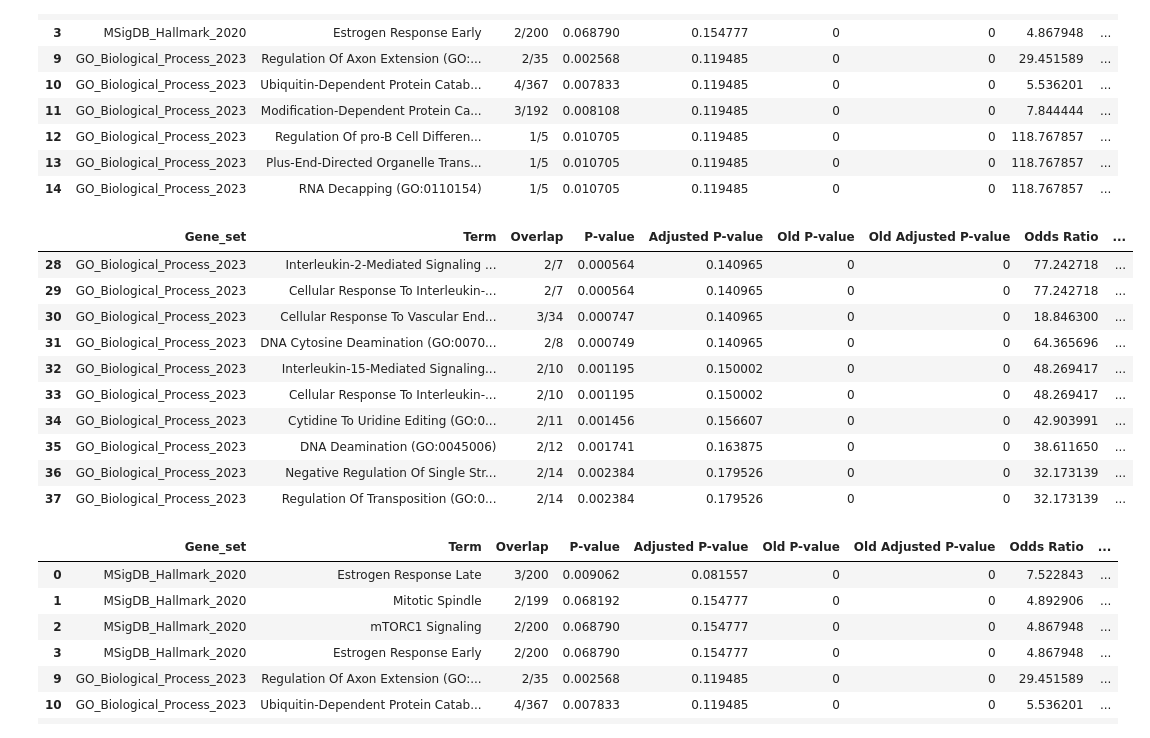
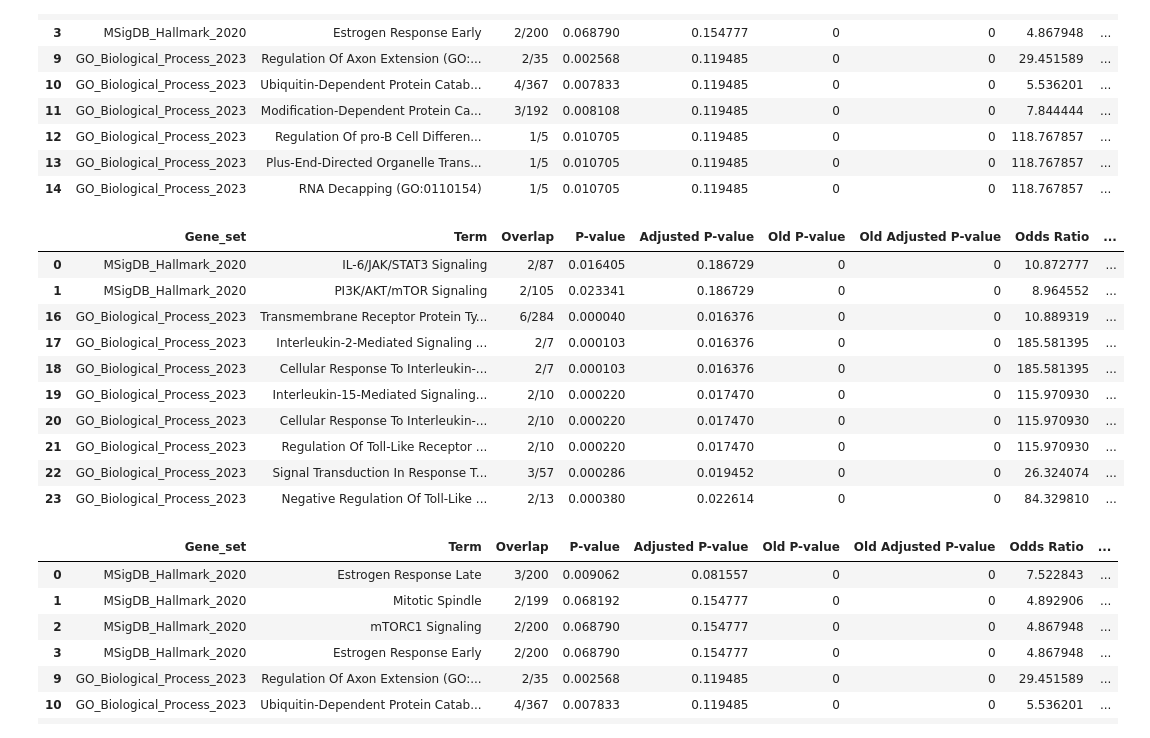
Before and after one commit to menchelab/Neuwirth_Malzl_et_al_2024, a Jupyter notebook: notebooks/cutandrun/evaluate_diffbind.ipynb, the cells around one changed output. Drawn from its saved outputs; the diff is of its cells as text; code cells hidden in the pictures.

```diff
--- a/notebooks/cutandrun/evaluate_diffbind.ipynb
+++ b/notebooks/cutandrun/evaluate_diffbind.ipynb
@@ -120,12 +120,12 @@ peaks_downregulated = peaks[peaks.log2FC < 0].close_gene.apply(
     lambda x: x.split(';')[1]
 ).to_list()
 # %%
-res = gp.enrichr(
+r = gp.enrichr(
     peaks_upregulated,
     gene_sets = ['MSigDB_Hallmark_2020', 'GO_Biological_Process_2023']
 )
-results = res.results
-results[results['Adjusted P-value'] < 0.2].head(10)
+r = r.results
+r[r['Adjusted P-value'] < 0.2].head(10)
 # %% [output]
 |  | Gene_set | Term | Overlap | P-value | Adjusted P-value | Old P-value | Old Adjusted P-value | Odds Ratio | ... |
 | 28 | GO_Biological_Process_2023 | Interleukin-2-Mediated Signaling ... | 2/7 | 0.000564 | 0.140965 | 0 | 0 | 77.242718 | ... |
@@ -139,12 +139,12 @@ results[results['Adjusted P-value'] < 0.2].head(10)
 | 36 | GO_Biological_Process_2023 | Negative Regulation Of Single Str... | 2/14 | 0.002384 | 0.179526 | 0 | 0 | 32.173139 | ... |
 | 37 | GO_Biological_Process_2023 | Regulation Of Transposition (GO:0... | 2/14 | 0.002384 | 0.179526 | 0 | 0 | 32.173139 | ... |
 # %%
-res = gp.enrichr(
+r = gp.enrichr(
     peaks_downregulated,
     gene_sets = ['MSigDB_Hallmark_2020', 'GO_Biological_Process_2023']
 )
-results = res.results
-results[results['Adjusted P-value'] < 0.2].head(10)
+r = r.results
+r[r['Adjusted P-value'] < 0.2].head(10)
 # %% [output]
 |  | Gene_set | Term | Overlap | P-value | Adjusted P-value | Old P-value | Old Adjusted P-value | Odds Ratio | ... |
 | 0 | MSigDB_Hallmark_2020 | Estrogen Response Late | 3/200 | 0.009062 | 0.081557 | 0 | 0 | 7.522843 | ... |
@@ -159,34 +159,35 @@ results[results['Adjusted P-value'] < 0.2].head(10)
 | 14 | GO_Biological_Process_2023 | RNA Decapping (GO:0110154) | 1/5 | 0.010705 | 0.119485 | 0 | 0 | 118.767857 | ... |
 # %%
 genes = results['edgeR']['extended_gene_h3k4me1']
-genes[genes.padj < 0.01].to_csv(
+genes = genes[genes.padj < 0.01]
+genes.to_csv(
     'significant_genes_extended_fdr0.01.csv',
     index = False
 )
 # %%
-genes_upregulated = peaks[peaks.log2FC > 0].close_gene.apply(
-    lambda x: x.split(';')[1]
-).to_list()
-genes_downregulated = peaks[peaks.log2FC < 0].close_gene.apply(
-    lambda x: x.split(';')[1]
-).to_list()
+genes_upregulated = [
+    x.split(';')[1] for x in genes[genes.log2FoldChange > 0].index
+]
+genes_downregulated = [
+    x.split(';')[1] for x in genes[genes.log2FoldChange < 0].index
+]
 # %%
-res = gp.enrichr(
+r = gp.enrichr(
     genes_upregulated,
     gene_sets = ['MSigDB_Hallmark_2020', 'GO_Biological_Process_2023']
 )
-results = res.results
-results[results['Adjusted P-value'] < 0.2].head(10)
+r = r.results
+r[r['Adjusted P-value'] < 0.2].head(10)
 # %% [output]
 |  | Gene_set | Term | Overlap | P-value | Adjusted P-value | Old P-value | Old Adjusted P-value | Odds Ratio | ... |
-| 28 | GO_Biological_Process_2023 | Interleukin-2-Mediated Signaling ... | 2/7 | 0.000564 | 0.140965 | 0 | 0 | 77.242718 | ... |
-| 29 | GO_Biological_Process_2023 | Cellular Response To Interleukin-... | 2/7 | 0.000564 | 0.140965 | 0 | 0 | 77.242718 | ... |
-| 30 | GO_Biological_Process_2023 | Cellular Response To Vascular End... | 3/34 | 0.000747 | 0.140965 | 0 | 0 | 18.846300 | ... |
-| 31 | GO_Biological_Process_2023 | DNA Cytosine Deamination (GO:0070... | 2/8 | 0.000749 | 0.140965 | 0 | 0 | 64.365696 | ... |
-| 32 | GO_Biological_Process_2023 | Interleukin-15-Mediated Signaling... | 2/10 | 0.001195 | 0.150002 | 0 | 0 | 48.269417 | ... |
-| 33 | GO_Biological_Process_2023 | Cellular Response To Interleukin-... | 2/10 | 0.001195 | 0.150002 | 0 | 0 | 48.269417 | ... |
-| 34 | GO_Biological_Process_2023 | Cytidine To Uridine Editing (GO:0... | 2/11 | 0.001456 | 0.156607 | 0 | 0 | 42.903991 | ... |
-| 35 | GO_Biological_Process_2023 | DNA Deamination (GO:0045006) | 2/12 | 0.001741 | 0.163875 | 0 | 0 | 38.611650 | ... |
-| 36 | GO_Biological_Process_2023 | Negative Regulation Of Single Str... | 2/14 | 0.002384 | 0.179526 | 0 | 0 | 32.173139 | ... |
-| 37 | GO_Biological_Process_2023 | Regulation Of Transposition (GO:0... | 2/14 | 0.002384 | 0.179526 | 0 | 0 | 32.173139 | ... |
+| 0 | MSigDB_Hallmark_2020 | IL-6/JAK/STAT3 Signaling | 2/87 | 0.016405 | 0.186729 | 0 | 0 | 10.872777 | ... |
+| 1 | MSigDB_Hallmark_2020 | PI3K/AKT/mTOR Signaling | 2/105 | 0.023341 | 0.186729 | 0 | 0 | 8.964552 | ... |
+| 16 | GO_Biological_Process_2023 | Transmembrane Receptor Protein Ty... | 6/284 | 0.000040 | 0.016376 | 0 | 0 | 10.889319 | ... |
+| 17 | GO_Biological_Process_2023 | Interleukin-2-Mediated Signaling ... | 2/7 | 0.000103 | 0.016376 | 0 | 0 | 185.581395 | ... |
+| 18 | GO_Biological_Process_2023 | Cellular Response To Interleukin-... | 2/7 | 0.000103 | 0.016376 | 0 | 0 | 185.581395 | ... |
+| 19 | GO_Biological_Process_2023 | Interleukin-15-Mediated Signaling... | 2/10 | 0.000220 | 0.017470 | 0 | 0 | 115.970930 | ... |
+| 20 | GO_Biological_Process_2023 | Cellular Response To Interleukin-... | 2/10 | 0.000220 | 0.017470 | 0 | 0 | 115.970930 | ... |
+| 21 | GO_Biological_Process_2023 | Regulation Of Toll-Like Receptor ... | 2/10 | 0.000220 | 0.017470 | 0 | 0 | 115.970930 | ... |
+| 22 | GO_Biological_Process_2023 | Signal Transduction In Response T... | 3/57 | 0.000286 | 0.019452 | 0 | 0 | 26.324074 | ... |
+| 23 | GO_Biological_Process_2023 | Negative Regulation Of Toll-Like ... | 2/13 | 0.000380 | 0.022614 | 0 | 0 | 84.329810 | ... |
 # %%
```
Also changed, not shown: parts of 3 cells of this notebook.
